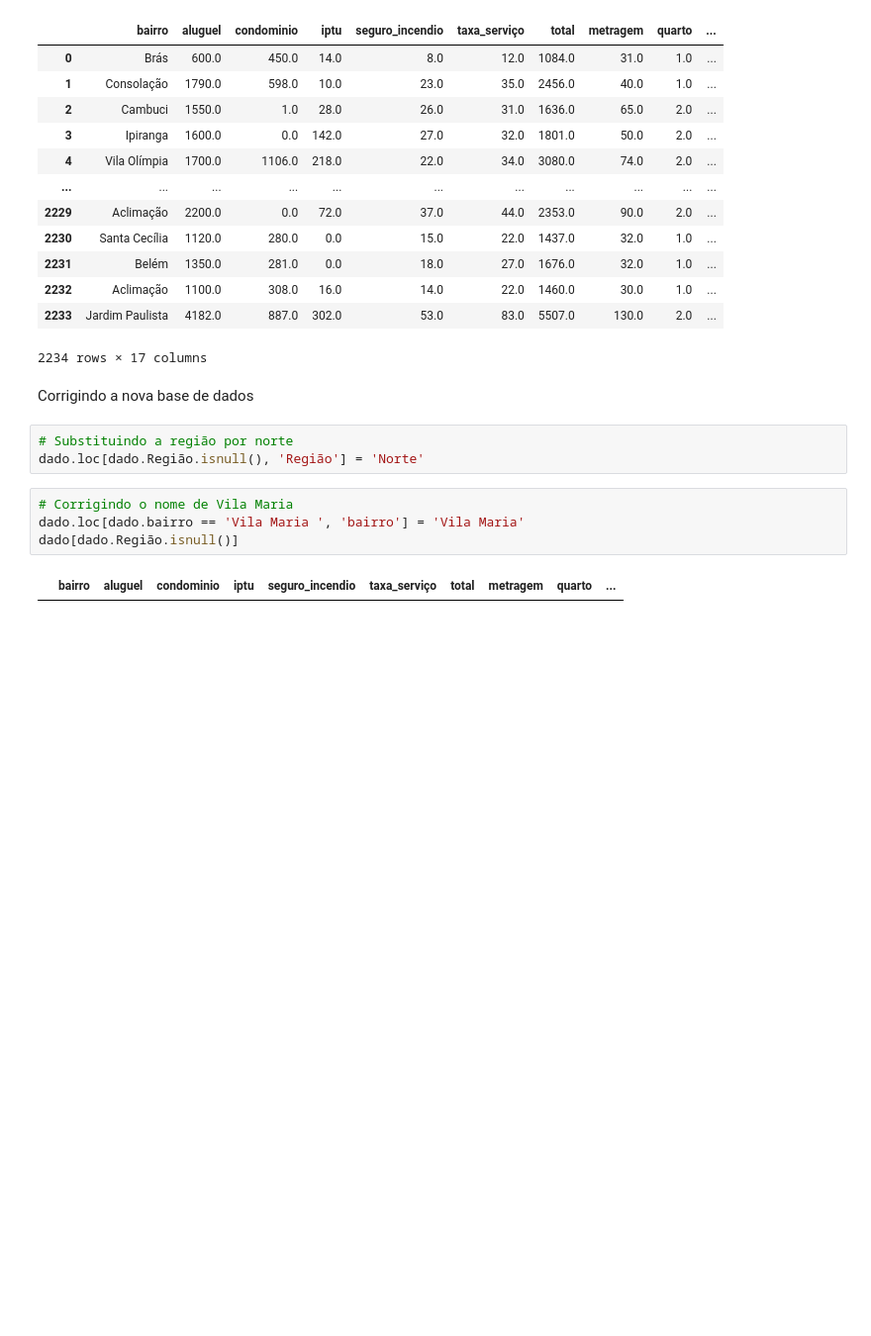
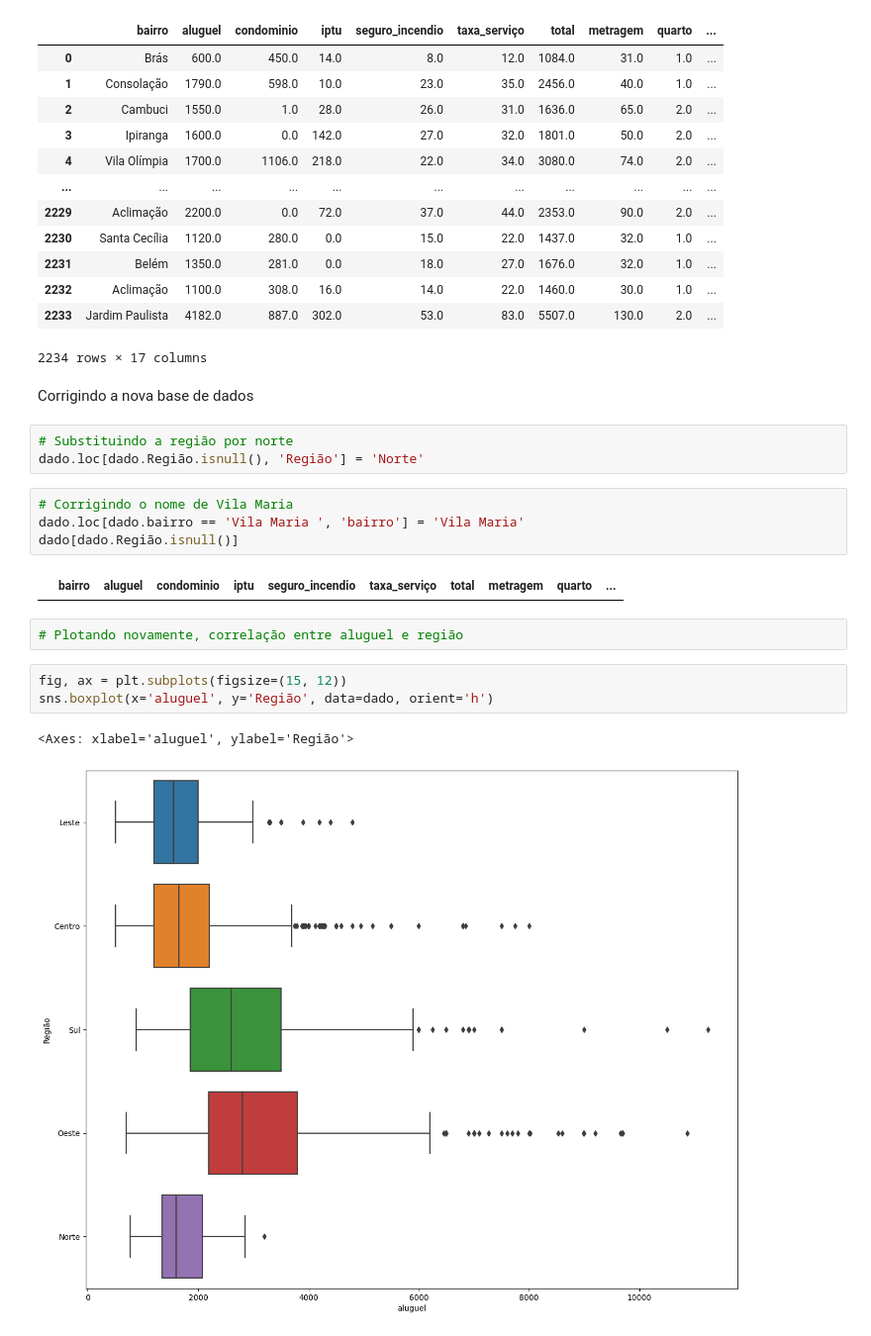
Before and after one commit to Leanddro13/QuintoAndar, a Jupyter notebook: main.ipynb, the cells around one changed output. Shown at 99% size. Cells and saved outputs as stored; diff of their text form; blank space fills up the shorter version.

Commit message:
Tratamento de dados realizado

```diff
--- a/main.ipynb
+++ b/main.ipynb
@@ -417,3 +417,11 @@ dado.loc[dado.bairro == 'Vila Maria ', 'bairro'] = 'Vila Maria'
 dado[dado.Região.isnull()]
 # %% [output]
 |  | bairro | aluguel | condominio | iptu | seguro_incendio | taxa_serviço | total | metragem | quarto | ... |
+# %%
+# Plotando novamente, correlação entre aluguel e região
+# %%
+fig, ax = plt.subplots(figsize=(15, 12))
+sns.boxplot(x='aluguel', y='Região', data=dado, orient='h')
+# %% [output]
+<Axes: xlabel='aluguel', ylabel='Região'>
+[figure, added]
```
Also changed, not shown: parts of 11 cells of this notebook.
